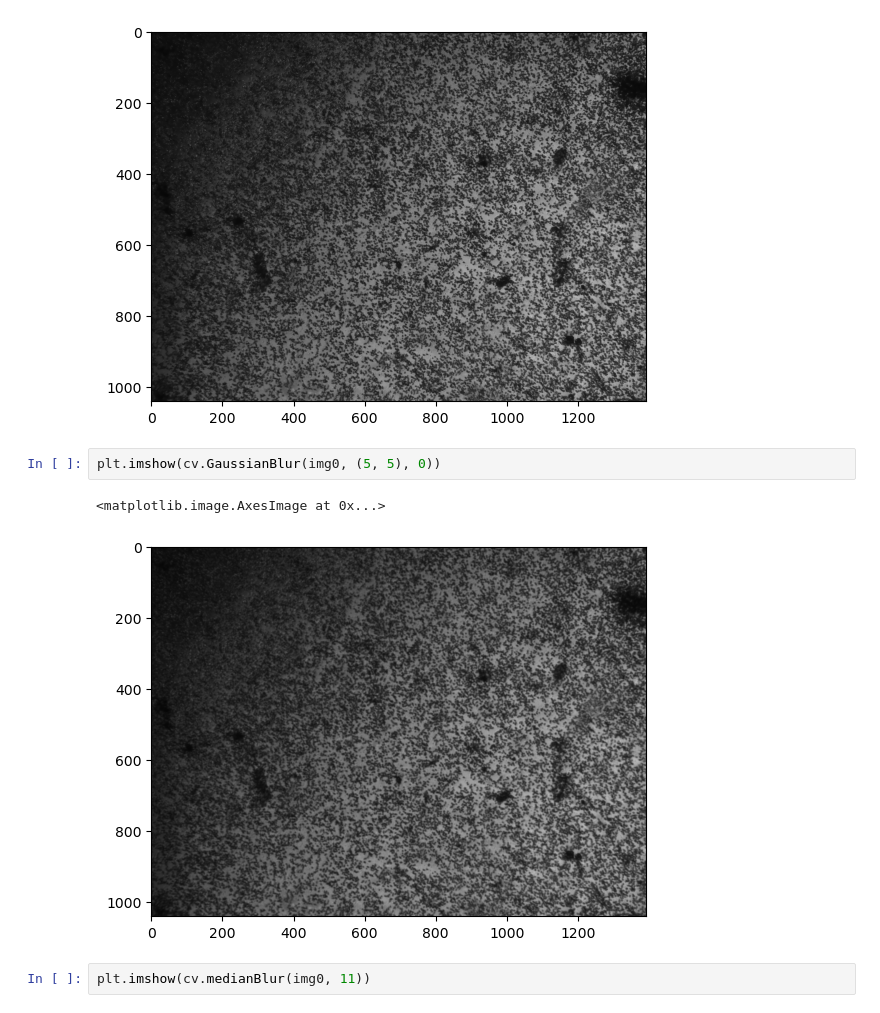
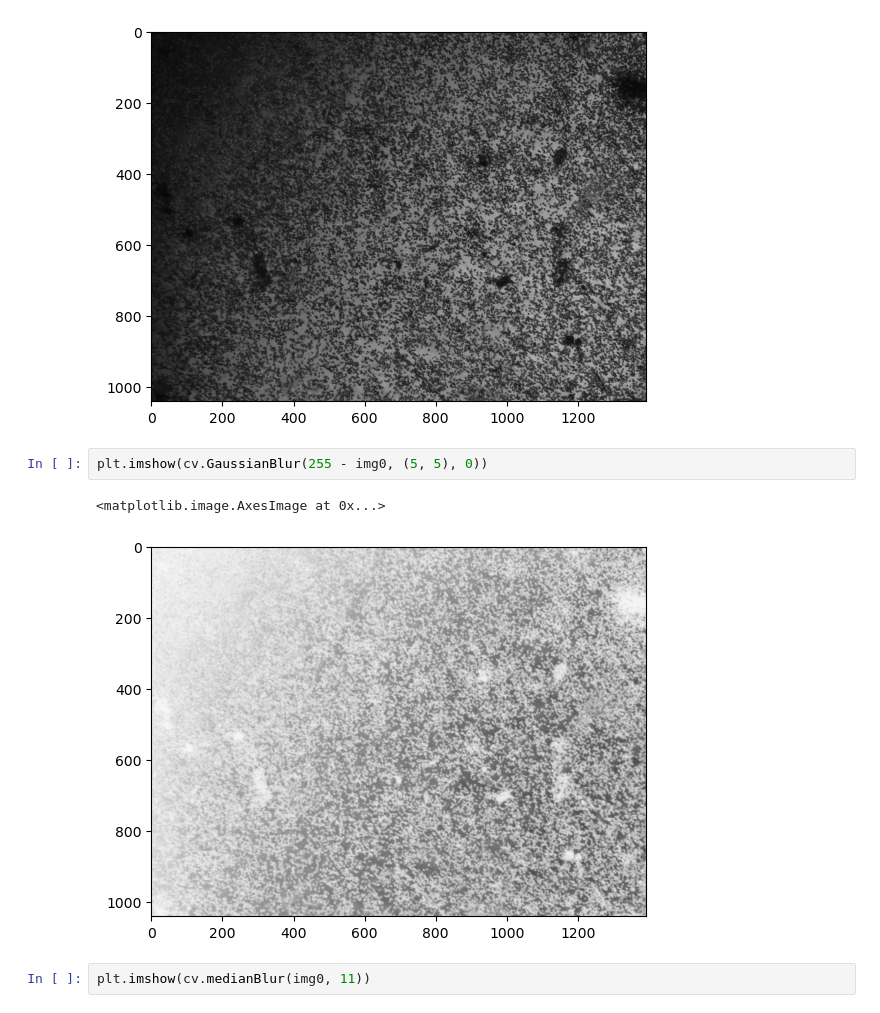
Before and after one commit to numimin/TOOI, a Jupyter notebook: Image processing tutorial.ipynb, the cells around one changed output. Drawn from its saved outputs; the diff is of its cells as text.

```diff
--- a/Image processing tutorial.ipynb
+++ b/Image processing tutorial.ipynb
@@ -10,10 +10,10 @@ plt.imshow(cv.blur(img0, (5, 5)))
 # %% [output]
 [figure]
 # %%
-plt.imshow(cv.GaussianBlur(img0, (5, 5), 0))
+plt.imshow(cv.GaussianBlur(255 - img0, (5, 5), 0))
 # %% [output]
 <matplotlib.image.AxesImage at 0x...>
-[figure, old version]
+[figure, new version]
 # %%
 plt.imshow(cv.medianBlur(img0, 11))
 # %% [output]
```
Also changed, not shown: parts of 1 cell of this notebook, 1 other file.
